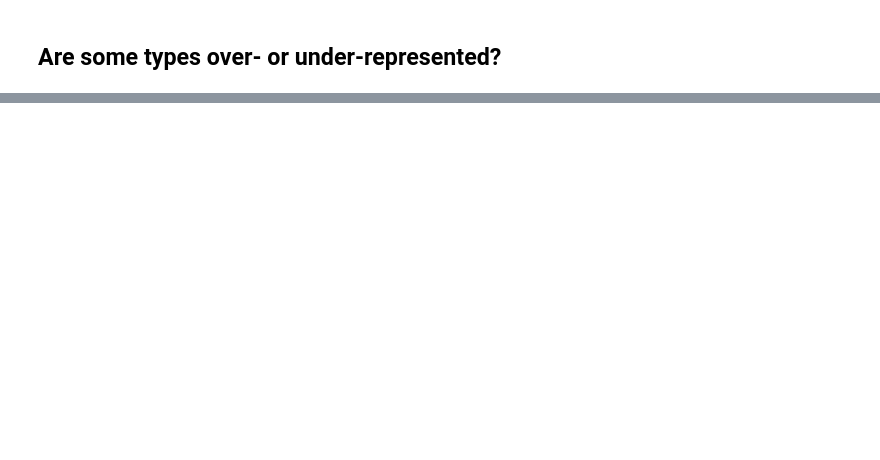
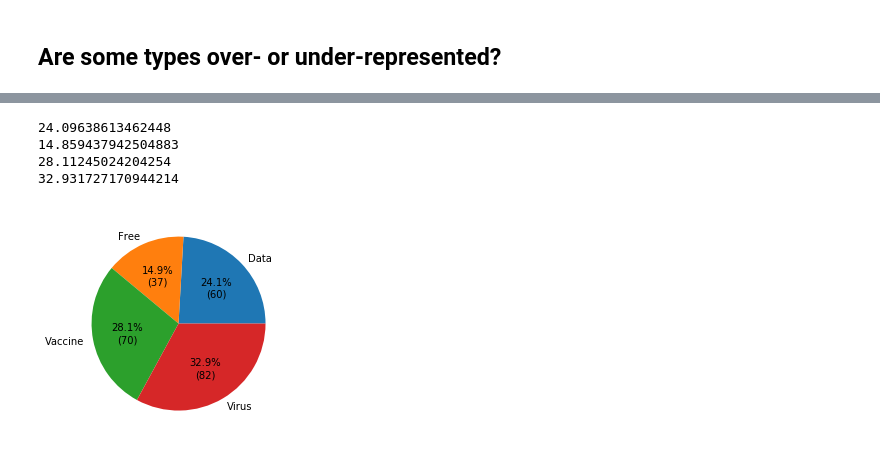
Before and after one commit to krazygaurav/Kaggle-Practice, a Jupyter notebook: Digimon.ipynb, the cells around one changed output, grey strips where cells are left out. Cells and saved outputs as stored; diff of their text form; code cells hidden in the pictures; blank space fills up the shorter version.

```diff
--- a/Digimon.ipynb
+++ b/Digimon.ipynb
@@ -175,0 +184,3 @@ plt.show()
+# %%
+ch4Result = digimons.groupby(by=["Type"]).agg('count').iloc[:,:1]
+ch4Result.head()
@@ -175,0 +194,14 @@ plt.show()
+# %%
+def participation(percent, allvals):
+    print(percent)
+    absolute = int(percent/100.*np.sum(allvals))
+    return "{:.1f}%\n({:d})".format(percent, absolute)
+
+plt.pie(ch4Result.Number, autopct=lambda percent: participation(percent, ch4Result.Number), labels=ch4Result.index)
+plt.show()
+# %% [output]
+24.09638613462448
+14.859437942504883
+28.11245024204254
+32.931727170944214
+[figure, added]
```
Also changed, not shown: parts of 15 cells of this notebook.
